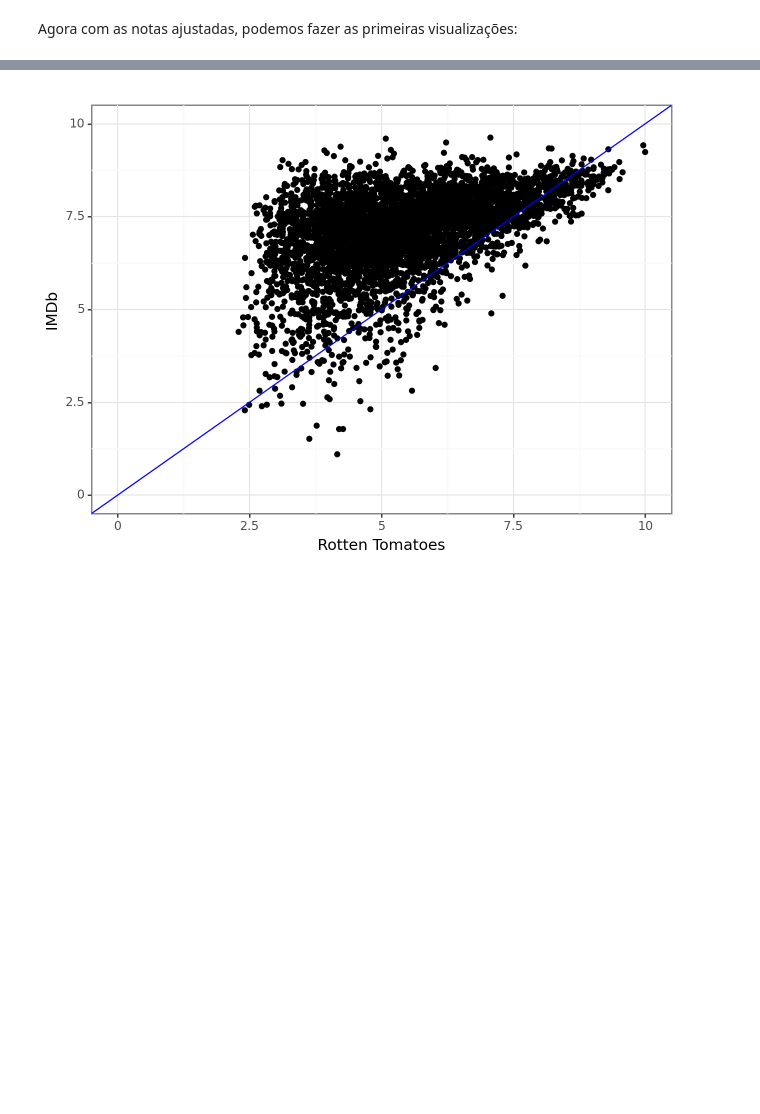
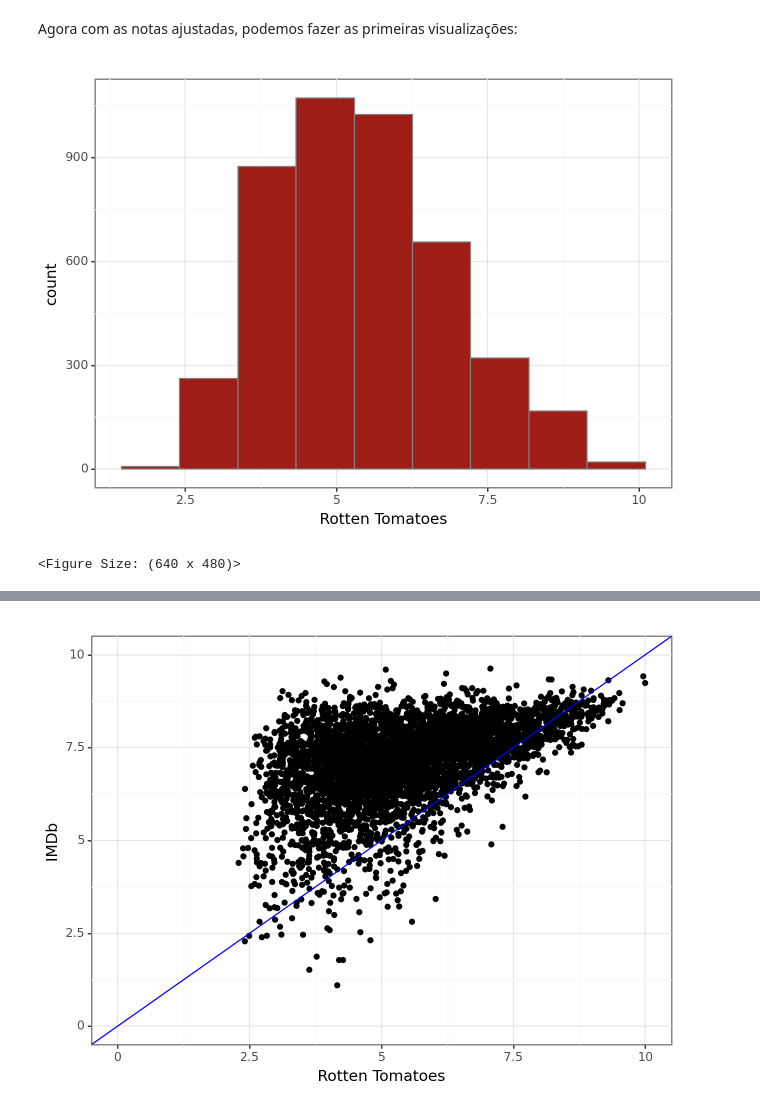
Before and after one commit to bzimons/mvp_puc_1, a Jupyter notebook: mvp1_teste.ipynb, the cells around one changed output, grey strips where cells are left out. Drawn from its saved outputs; the diff is of its cells as text; code cells hidden in the pictures; blank space fills up the shorter version.

```diff
--- a/mvp1_teste.ipynb
+++ b/mvp1_teste.ipynb
@@ -175,3 +175,12 @@ diferenca_nota     float64
 dtype: object
 # %% [markdown]
 Agora com as notas ajustadas, podemos fazer as primeiras visualizações:
+# %%
+(
+ ggplot(df_tv_fix, aes(x='Rotten Tomatoes')) +
+  geom_histogram(fill='#9e1d16',colour='grey',bins = 9) +
+  theme_set(theme_bw())
+)
+# %% [output]
+[figure, added]
+<Figure Size: (640 x 480)>
```
Also changed, not shown: parts of 1 cell of this notebook.
